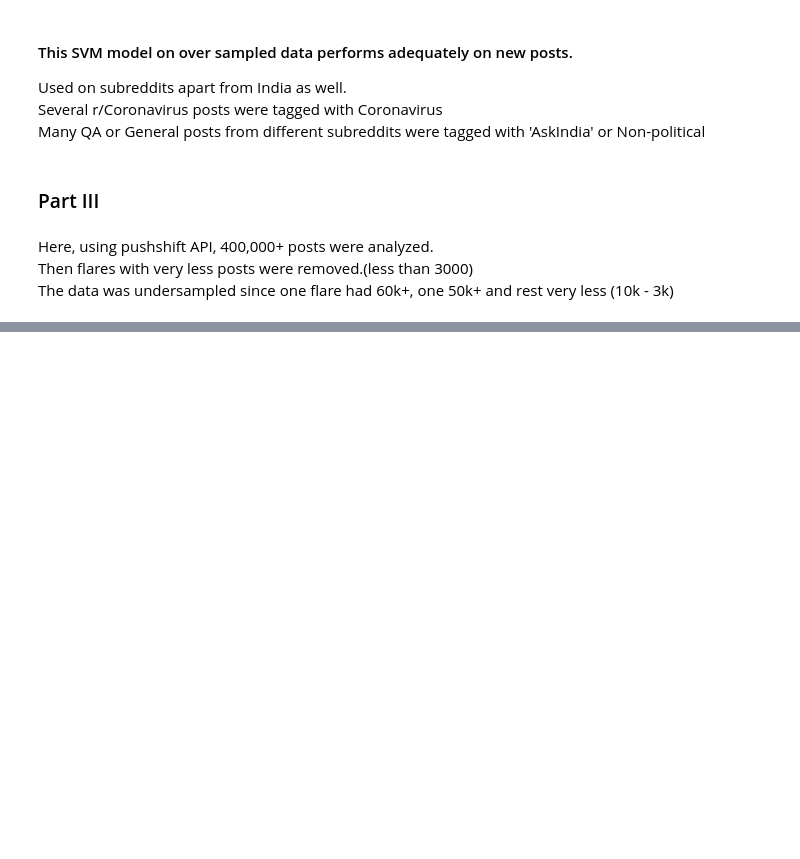
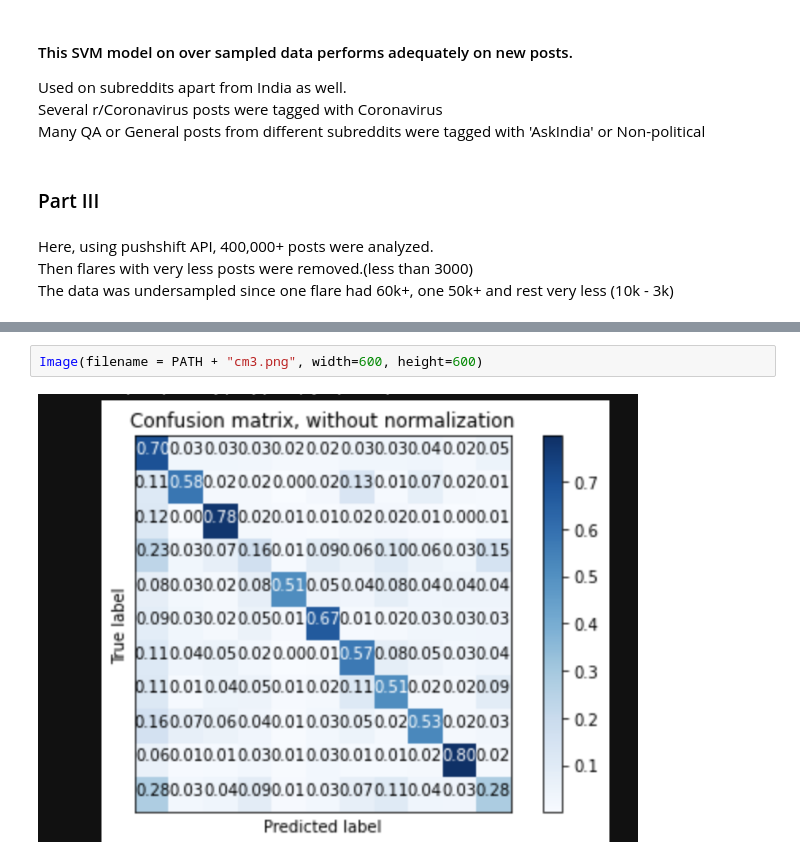
Before and after one commit to YatinGupta777/Reddit-flare-detector, a Jupyter notebook: Experiment_Log.ipynb, the cells around one changed output, grey strips where cells are left out. Drawn from its saved outputs; the diff is of its cells as text; blank space fills up the shorter version.

```diff
--- a/Experiment_Log.ipynb
+++ b/Experiment_Log.ipynb
@@ -76,0 +88,4 @@ The data was undersampled since one flare had 60k+, one 50k+ and rest very less
+# %%
+Image(filename = PATH + "cm3.png", width=600, height=600)
+# %% [output]
+[figure, added]
```
Also changed, not shown: parts of 2 cells of this notebook, 1 other file.
